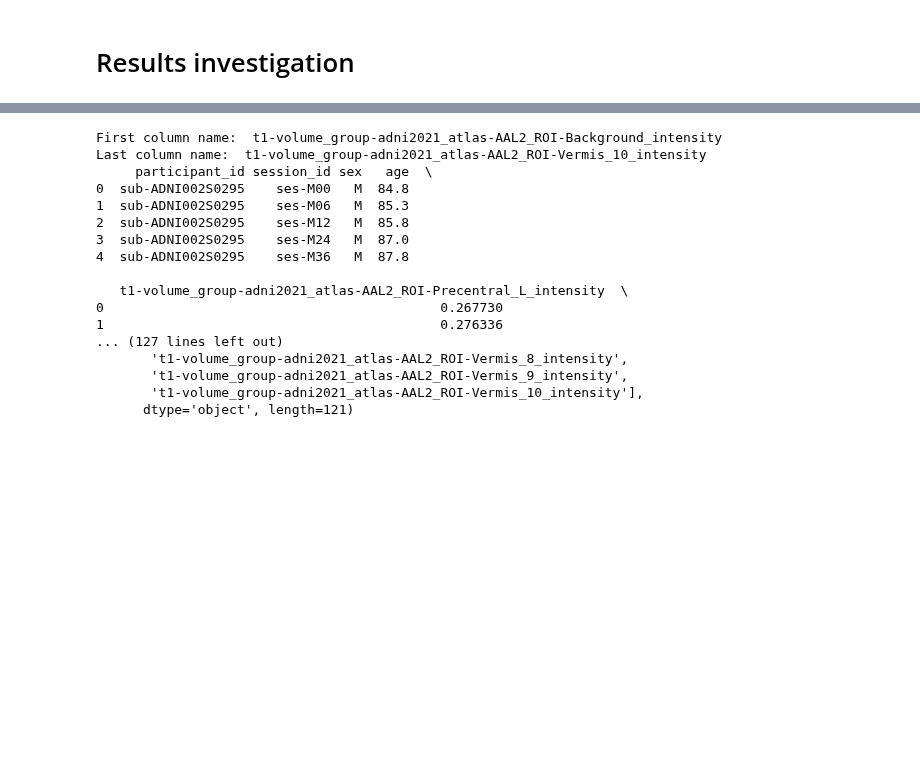
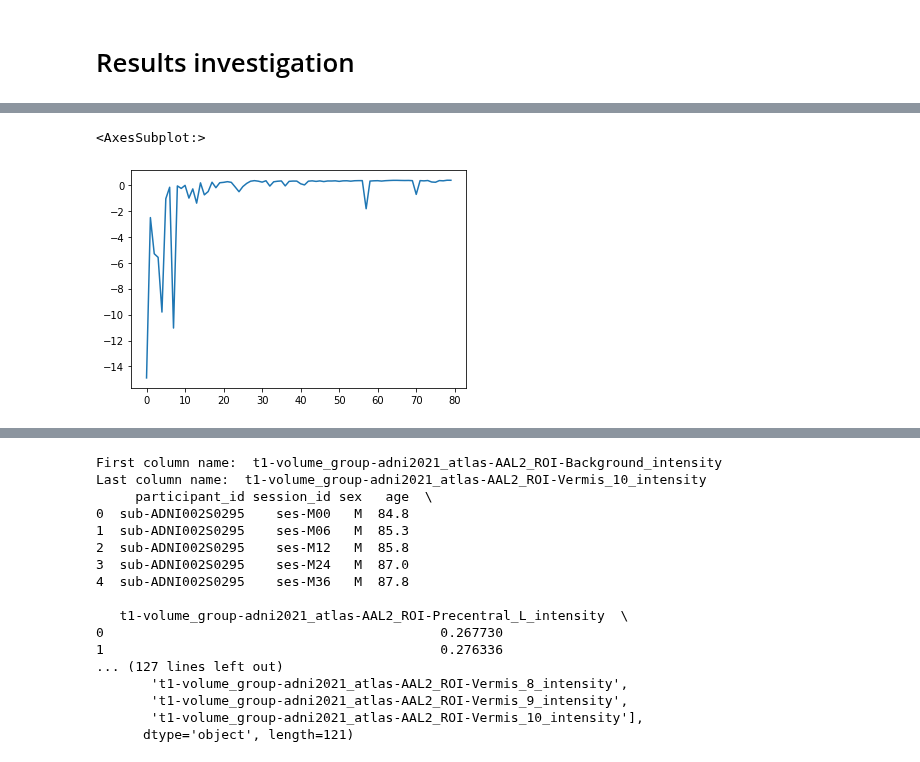
Before and after one commit to cosasha97/interpretability-dl-ndd, a Jupyter notebook: experiments.ipynb, the cells around one changed output, grey strips where cells are left out. Drawn from its saved outputs; the diff is of its cells as text; code cells hidden in the pictures; blank space fills up the shorter version.

```diff
--- a/experiments.ipynb
+++ b/experiments.ipynb
@@ -790,0 +796,5 @@ val
+# %%
+val['b2_R2Score'].plot()
+# %% [output]
+<AxesSubplot:>
+[figure, added]
```
Also changed, not shown: parts of 18 cells of this notebook, 3 other files.
